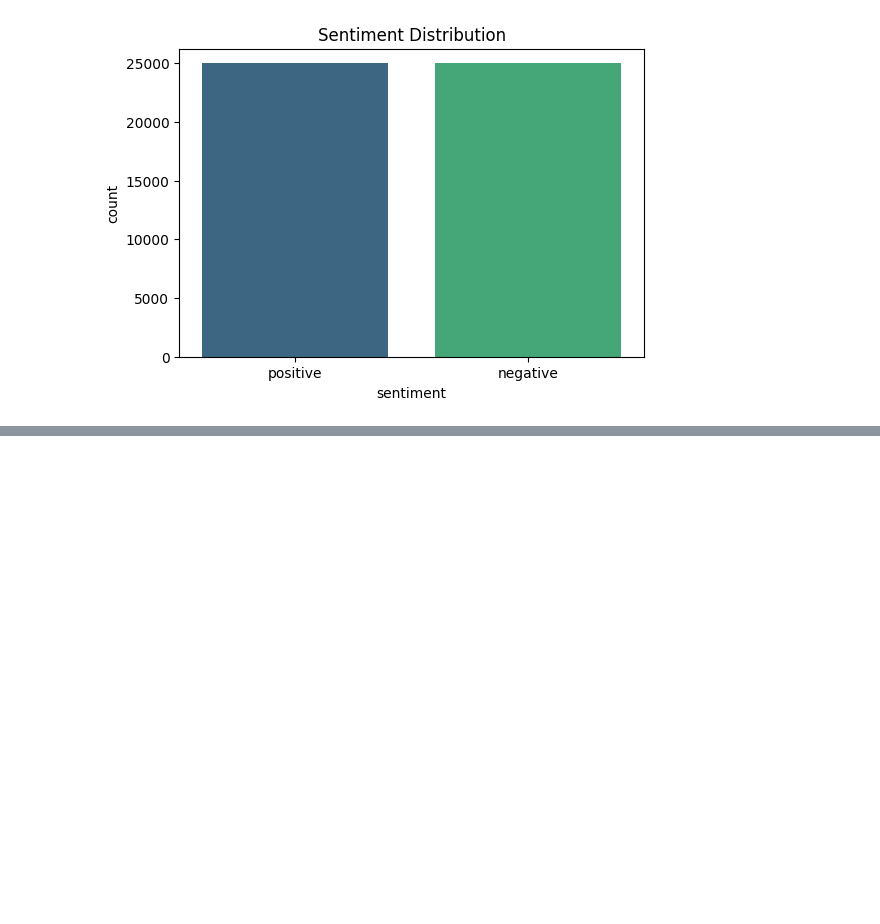
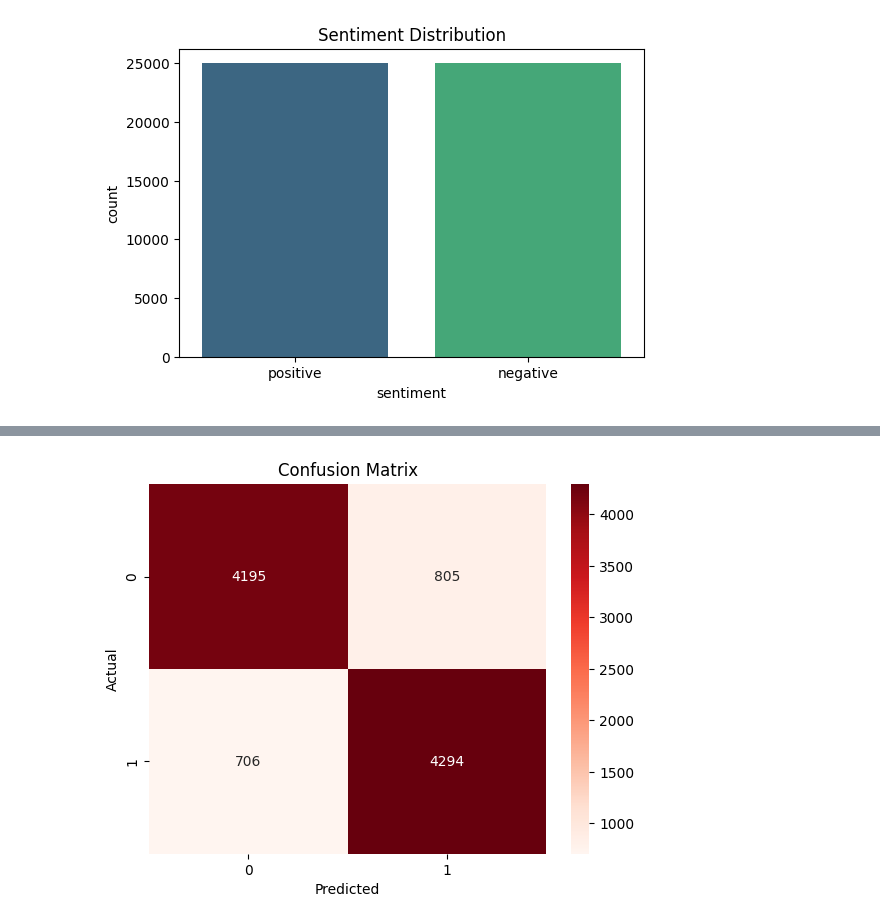
Before and after one commit to SobiaNoorAI/Sentiment-Analysis-on-IMDB-Movie-Reviews, a Jupyter notebook: notebooks/Sentiment_Analysis_By_Classification_Model.ipynb, the cells around one changed output, grey strips where cells are left out. Saved outputs shown, nothing was run; the diff lists cells and outputs as text; code cells hidden in the pictures; blank space fills up the shorter version.

```diff
--- a/notebooks/Sentiment_Analysis_By_Classification_Model.ipynb
+++ b/notebooks/Sentiment_Analysis_By_Classification_Model.ipynb
@@ -154,0 +183,9 @@ plt.show()
+# %%
+# Initialize TF-IDF Vectorizer
+tfidf_vectorizer = TfidfVectorizer(max_features=5000)
+X_tfidf = tfidf_vectorizer.fit_transform(df['cleaned_review']).toarray()
+
+# Show vocabulary size
+print(f"Vocabulary Size (TF-IDF): {len(tfidf_vectorizer.get_feature_names_out())}")
+print(tfidf_vectorizer.get_feature_names_out()[:5])
+print(X_tfidf[:5])
@@ -154,0 +204,9 @@ plt.show()
+# %%
+# Define Features (X) and Target (y)
+x = X_tfidf
+y = df['sentiment'].map({'positive': 1, 'negative': 0})  # Convert to binary labels
+
+# Train-Test Split (70-30)
+x_train, x_test, y_train, y_test = train_test_split(x, y, test_size=0.2, random_state=42, stratify=y)
+
+print(f"Training Samples: {x_train.shape[0]}, Testing Samples: {x_test.shape[0]}")
@@ -154,0 +217,4 @@ plt.show()
+# %%
+# Initialize and train model
+model = MultinomialNB()
+model.fit(x_train, y_train)
@@ -154,0 +225,6 @@ plt.show()
+# %%
+# Predictions
+y_pred = model.predict(x_test)
+# Actual Vs Predicted Output
+print("Actual Output:\n   ", y_test[:5])
+print("Predicted Output:", y_pred[:5])
@@ -154,0 +264,9 @@ plt.show()
+# %%
+# Confusion Matrix
+sns.heatmap(confusion_matrix(y_test, y_pred), annot=True, fmt="d", cmap="Reds")
+plt.title("Confusion Matrix")
+plt.xlabel("Predicted")
+plt.ylabel("Actual")
+plt.show()
+# %% [output]
+[figure, added]
```
Also changed, not shown: parts of 25 cells of this notebook.
